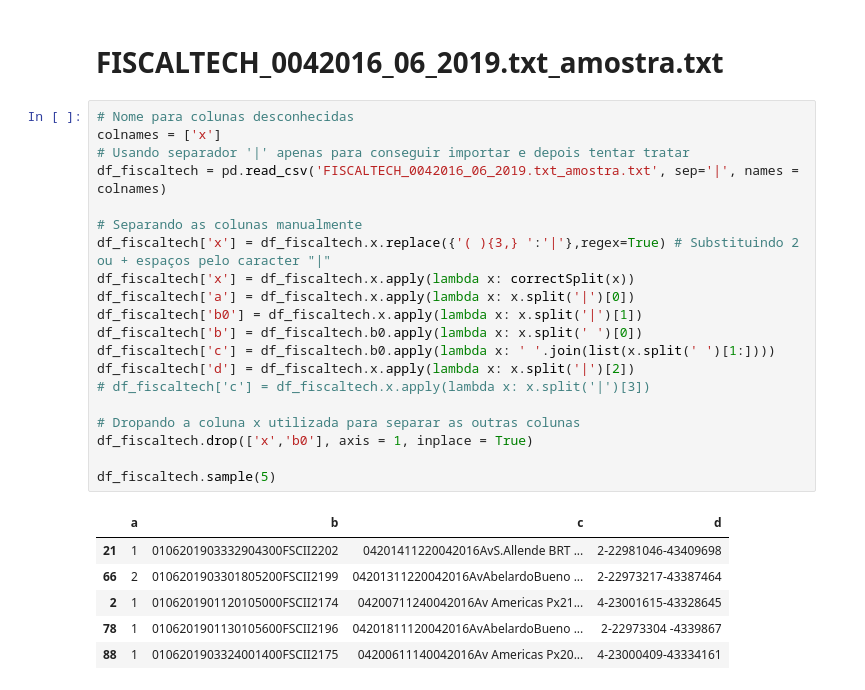
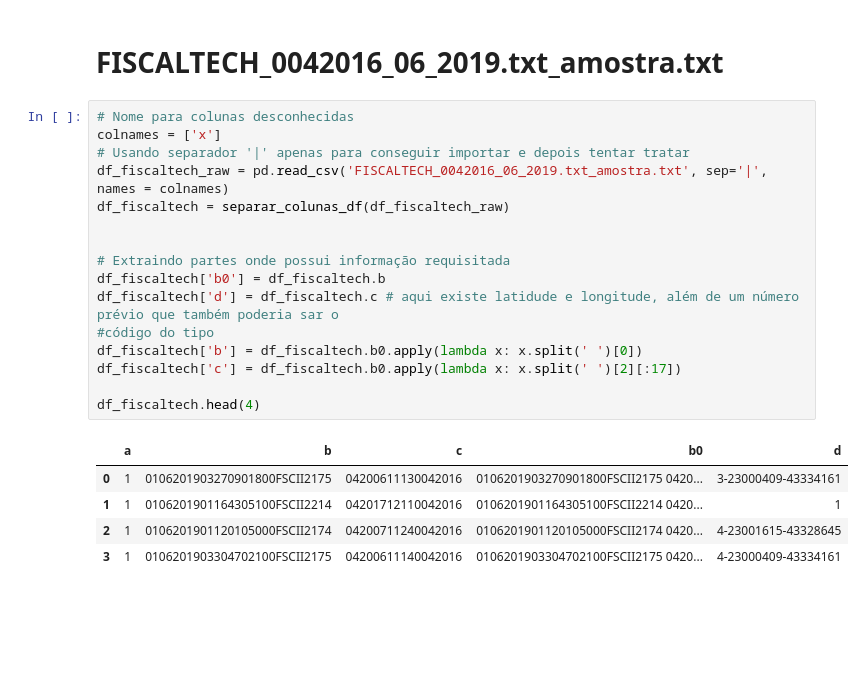
Before and after one commit to brenoimatos/UFRJ-CET-Rio, a Jupyter notebook: amostra_dados.ipynb, the cells around one changed output. Drawn from its saved outputs; the diff is of its cells as text; blank space fills up the shorter version.

```diff
--- a/amostra_dados.ipynb
+++ b/amostra_dados.ipynb
@@ -297,27 +242,22 @@ Conrado|2-22.98468-43.21814
 # %%
 # Nome para colunas desconhecidas
 colnames = ['x']
 # Usando separador '|' apenas para conseguir importar e depois tentar tratar
-df_fiscaltech = pd.read_csv('FISCALTECH_0042016_06_2019.txt_amostra.txt', sep='|', names = colnames)
+df_fiscaltech_raw = pd.read_csv('FISCALTECH_0042016_06_2019.txt_amostra.txt', sep='|', names = colnames)
+df_fiscaltech = separar_colunas_df(df_fiscaltech_raw)
 
-# Separando as colunas manualmente
-df_fiscaltech['x'] = df_fiscaltech.x.replace({'( ){3,} ':'|'},regex=True) # Substituindo 2 ou + espaços pelo caracter "|"
-df_fiscaltech['x'] = df_fiscaltech.x.apply(lambda x: correctSplit(x))
-df_fiscaltech['a'] = df_fiscaltech.x.apply(lambda x: x.split('|')[0])
-df_fiscaltech['b0'] = df_fiscaltech.x.apply(lambda x: x.split('|')[1])
+
+# Extraindo partes onde possui informação requisitada
+df_fiscaltech['b0'] = df_fiscaltech.b
+df_fiscaltech['d'] = df_fiscaltech.c # aqui existe latidude e longitude, além de um número prévio que também poderia sar o
+#código do tipo
 df_fiscaltech['b'] = df_fiscaltech.b0.apply(lambda x: x.split(' ')[0])
-df_fiscaltech['c'] = df_fiscaltech.b0.apply(lambda x: ' '.join(list(x.split(' ')[1:])))
-df_fiscaltech['d'] = df_fiscaltech.x.apply(lambda x: x.split('|')[2])
-# df_fiscaltech['c'] = df_fiscaltech.x.apply(lambda x: x.split('|')[3])
+df_fiscaltech['c'] = df_fiscaltech.b0.apply(lambda x: x.split(' ')[2][:17])
 
-# Dropando a coluna x utilizada para separar as outras colunas
-df_fiscaltech.drop(['x','b0'], axis = 1, inplace = True)
-
-df_fiscaltech.sample(5)
+df_fiscaltech.head(4)
 # %% [output]
-|  | a | b | c | d |
-| 21 | 1 | 0106201903332904300FSCII2202 | 04201411220042016AvS.Allende BRT ... | 2-22981046-43409698 |
-| 66 | 2 | 0106201903301805200FSCII2199 | 04201311220042016AvAbelardoBueno ... | 2-22973217-43387464 |
-| 2 | 1 | 0106201901120105000FSCII2174 | 04200711240042016Av Americas Px21... | 4-23001615-43328645 |
-| 78 | 1 | 0106201901130105600FSCII2196 | 04201811120042016AvAbelardoBueno ... | 2-22973304 -4339867 |
-| 88 | 1 | 0106201903324001400FSCII2175 | 04200611140042016Av Americas Px20... | 4-23000409-43334161 |
+|  | a | b | c | b0 | d |
+| 0 | 1 | 0106201903270901800FSCII2175 | 04200611130042016 | 0106201903270901800FSCII2175 0420... | 3-23000409-43334161 |
+| 1 | 1 | 0106201901164305100FSCII2214 | 04201712110042016 | 0106201901164305100FSCII2214 0420... | 1 |
+| 2 | 1 | 0106201901120105000FSCII2174 | 04200711240042016 | 0106201901120105000FSCII2174 0420... | 4-23001615-43328645 |
+| 3 | 1 | 0106201903304702100FSCII2175 | 04200611140042016 | 0106201903304702100FSCII2175 0420... | 4-23000409-43334161 |
```
Also changed, not shown: parts of 11 cells of this notebook.
